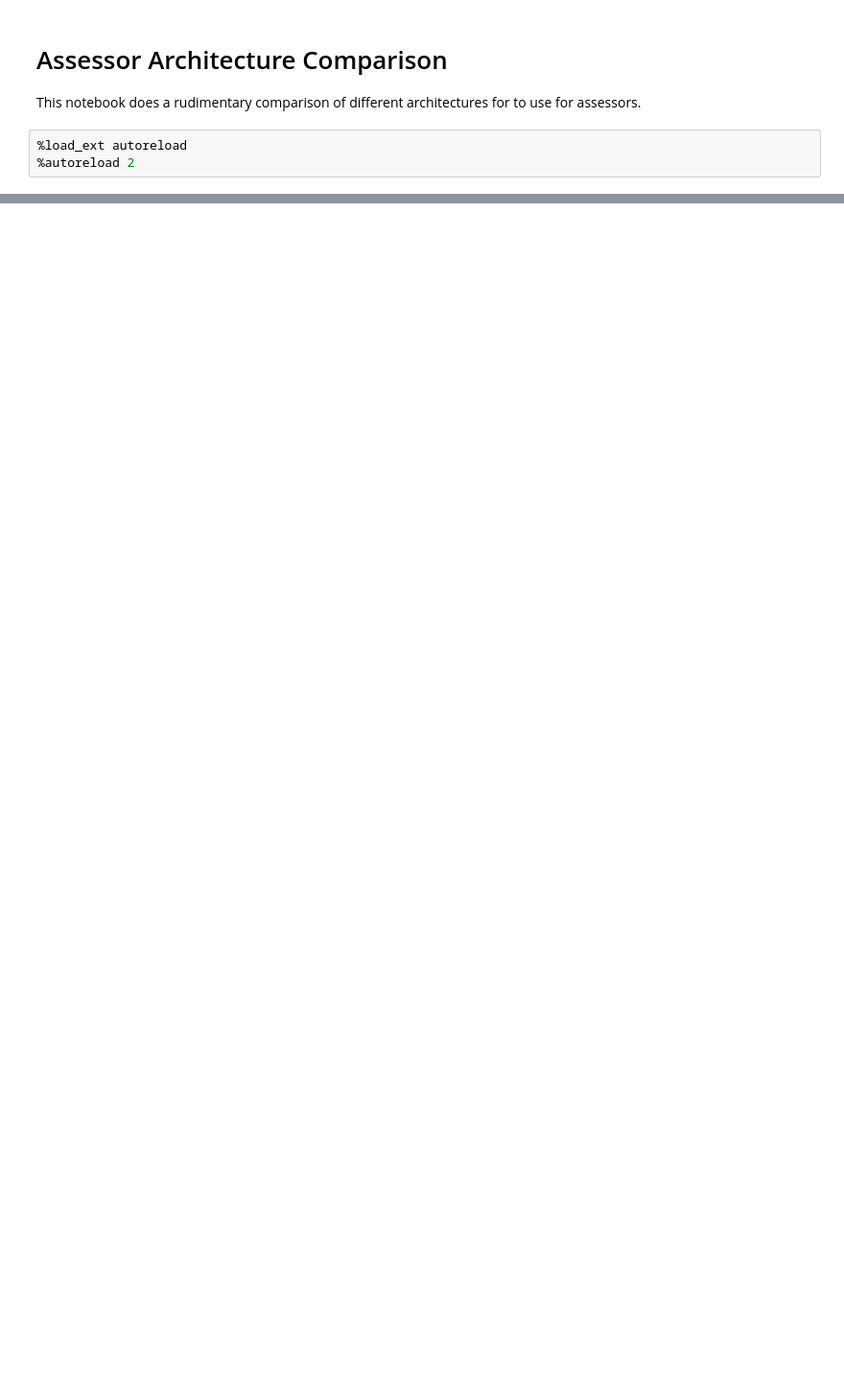
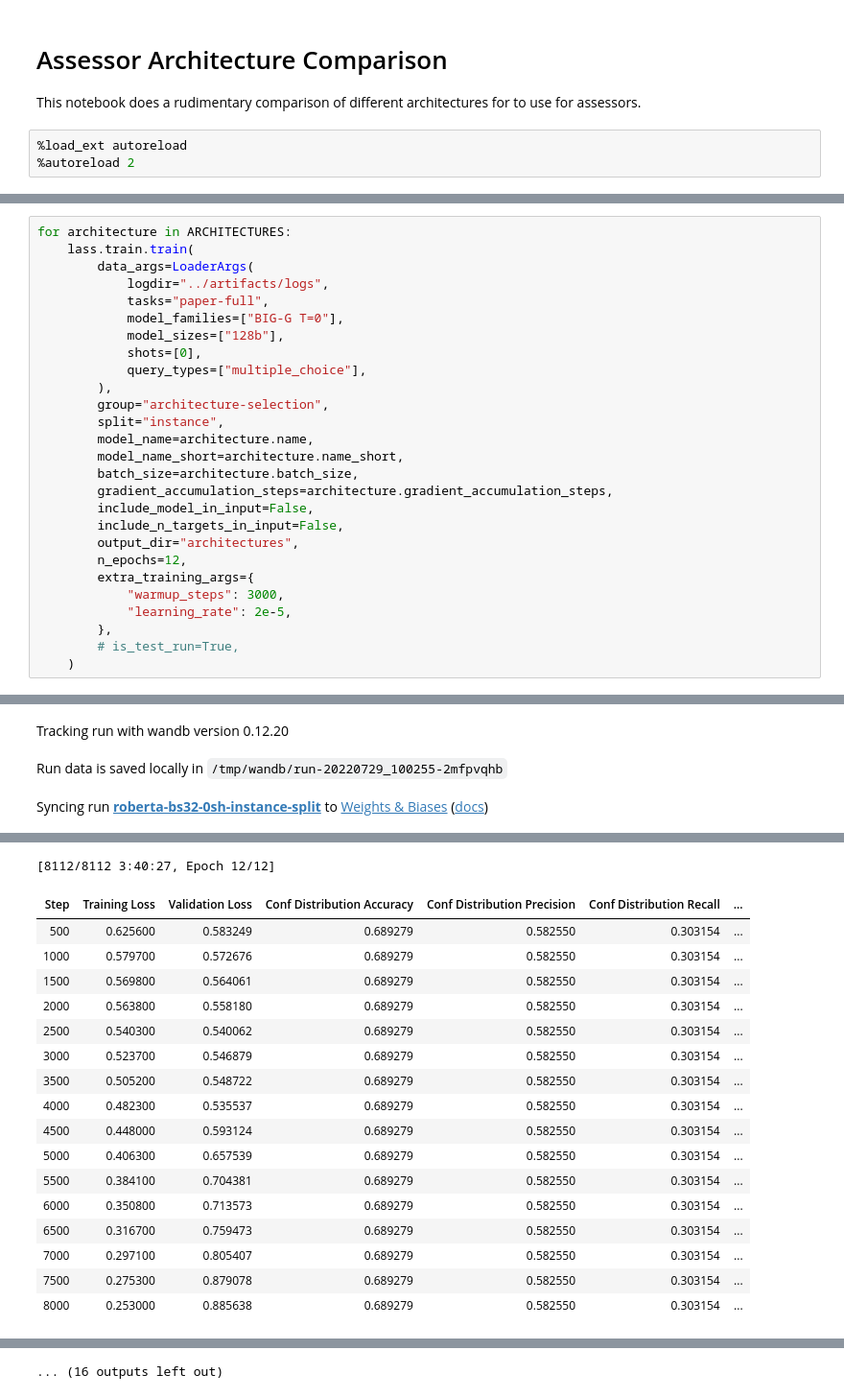
Before and after one commit to wschella/lass, a Jupyter notebook: notebooks/Exp_Assessor_Architecture.ipynb, the cells around one changed output, grey strips where cells are left out. Shown at 96% size. Saved outputs shown, nothing was run; the diff lists cells and outputs as text; blank space fills up the shorter version.

Commit message:
Add more varia changes I don't recall but propably shouldn't lose

```diff
--- a/notebooks/Exp_Assessor_Architecture.ipynb
+++ b/notebooks/Exp_Assessor_Architecture.ipynb
@@ -45,0 +59,28 @@ env: TOKENIZERS_PARALLELISM=true
+# %%
+for architecture in ARCHITECTURES:
+    lass.train.train(
+        data_args=LoaderArgs(
+            logdir="../artifacts/logs",
+            tasks="paper-full",
+            model_families=["BIG-G T=0"],
+            model_sizes=["128b"],
+            shots=[0],
+            query_types=["multiple_choice"],
+        ),
+        group="architecture-selection",
+        split="instance",
+        model_name=architecture.name,
+        model_name_short=architecture.name_short,
+        batch_size=architecture.batch_size,
+        gradient_accumulation_steps=architecture.gradient_accumulation_steps,
+        include_model_in_input=False,
+        include_n_targets_in_input=False,
+        output_dir="architectures",
+        n_epochs=12,
+        extra_training_args={
+            "warmup_steps": 3000,
+            "learning_rate": 2e-5,
+        },
+        # is_test_run=True,
+    )
+# %% [output]
@@ -45,0 +99,3 @@ env: TOKENIZERS_PARALLELISM=true
+Tracking run with wandb version 0.12.20
+Run data is saved locally in /tmp/wandb/run-20220729_100255-2mfpvqhb
+Syncing run roberta-bs32-0sh-instance-split to Weights & Biases (docs)
@@ -45,0 +116,18 @@ env: TOKENIZERS_PARALLELISM=true
+[8112/8112 3:40:27, Epoch 12/12]
+| Step | Training Loss | Validation Loss | Conf Distribution Accuracy | Conf Distribution Precision | Conf Distribution Recall | ... |
+| 500 | 0.625600 | 0.583249 | 0.689279 | 0.582550 | 0.303154 | ... |
+| 1000 | 0.579700 | 0.572676 | 0.689279 | 0.582550 | 0.303154 | ... |
+| 1500 | 0.569800 | 0.564061 | 0.689279 | 0.582550 | 0.303154 | ... |
+| 2000 | 0.563800 | 0.558180 | 0.689279 | 0.582550 | 0.303154 | ... |
+| 2500 | 0.540300 | 0.540062 | 0.689279 | 0.582550 | 0.303154 | ... |
+| 3000 | 0.523700 | 0.546879 | 0.689279 | 0.582550 | 0.303154 | ... |
+| 3500 | 0.505200 | 0.548722 | 0.689279 | 0.582550 | 0.303154 | ... |
+| 4000 | 0.482300 | 0.535537 | 0.689279 | 0.582550 | 0.303154 | ... |
+| 4500 | 0.448000 | 0.593124 | 0.689279 | 0.582550 | 0.303154 | ... |
+| 5000 | 0.406300 | 0.657539 | 0.689279 | 0.582550 | 0.303154 | ... |
+| 5500 | 0.384100 | 0.704381 | 0.689279 | 0.582550 | 0.303154 | ... |
+| 6000 | 0.350800 | 0.713573 | 0.689279 | 0.582550 | 0.303154 | ... |
+| 6500 | 0.316700 | 0.759473 | 0.689279 | 0.582550 | 0.303154 | ... |
+| 7000 | 0.297100 | 0.805407 | 0.689279 | 0.582550 | 0.303154 | ... |
+| 7500 | 0.275300 | 0.879078 | 0.689279 | 0.582550 | 0.303154 | ... |
+| 8000 | 0.253000 | 0.885638 | 0.689279 | 0.582550 | 0.303154 | ... |
@@ -46 +151,2 @@ env: TOKENIZERS_PARALLELISM=true
+... (16 outputs left out)
 # %%
```
Also changed, not shown: parts of 10 cells of this notebook, 9 other files.
